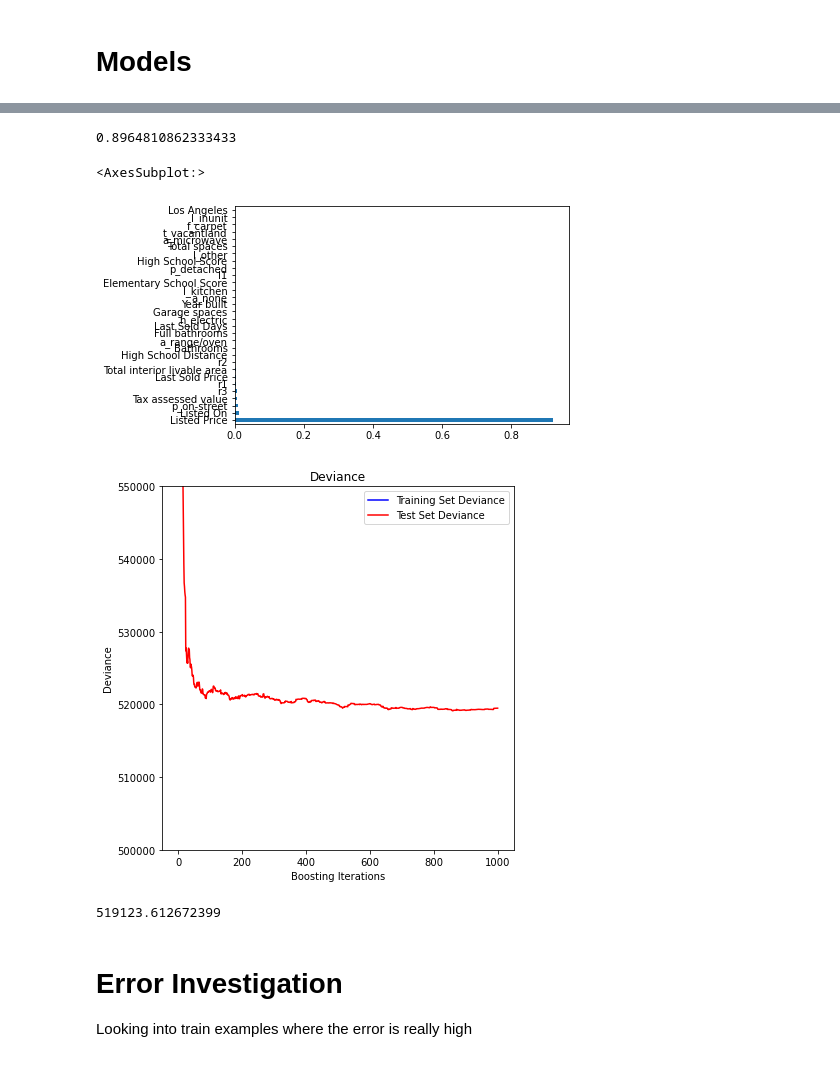
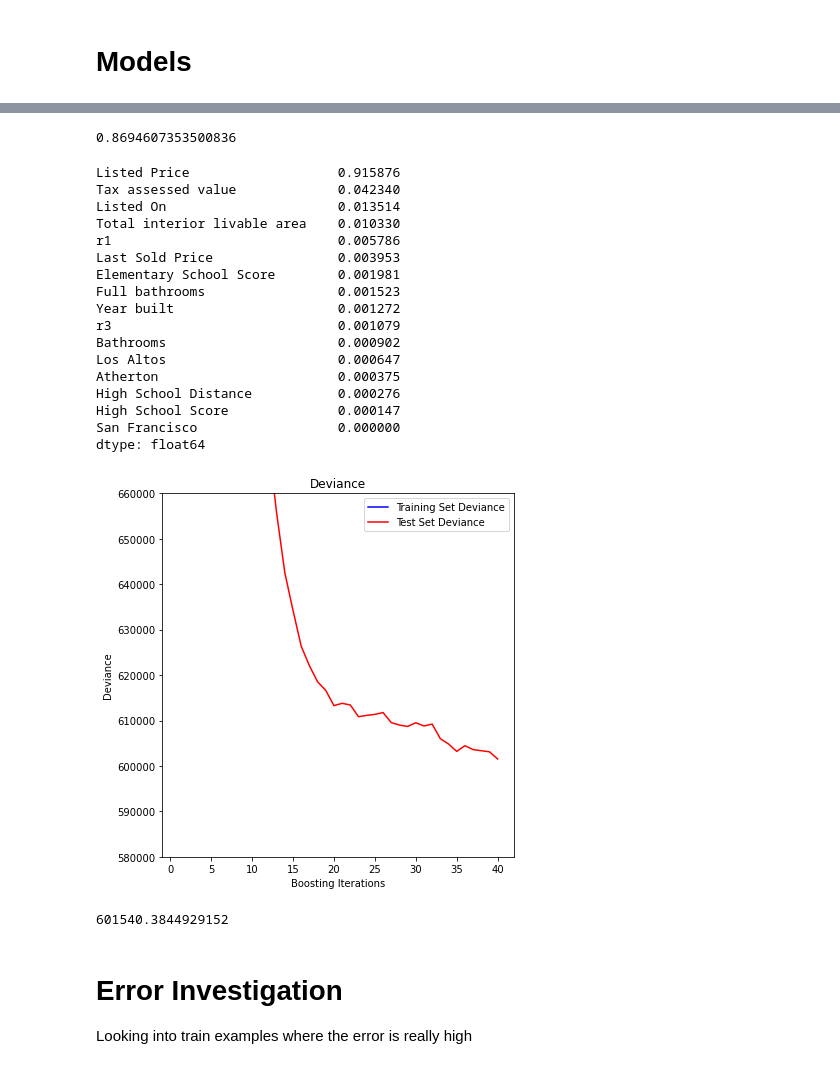
Before and after one commit to tom-farmer/Predictive-Analytics-Hackathon-2022, a Jupyter notebook: notebooks/modeling.ipynb, the cells around one changed output, grey strips where cells are left out. Drawn from its saved outputs; the diff is of its cells as text; code cells hidden in the pictures.

```diff
--- a/notebooks/modeling.ipynb
+++ b/notebooks/modeling.ipynb
@@ -664,13 +665,33 @@ X_train, X_test, y_train, y_test = train_test_split(X, y, test_size=0.33, random
 # %% [markdown]
 # Models
 # %%
-params = {"n_estimators":500,
+params = {"n_estimators":40,
           "learning_rate":0.15,
-          "max_depth":4,
+          "max_depth":3,
           "random_state":56,
           "subsample":1,
           'max_features':None, # None or sqrt
           "loss":'squared_error'}
+# %%
+# Only run this cell after the full model is run and you want to do a limited variable run
+pred_vars = ['r1',
+ 'Last Sold Price',
+ 'Elementary School Score',
+ 'High School Distance',
+ 'Listed Price',
+ 'Total interior livable area',
+ 'Full bathrooms',
+ 'Bathrooms',
+ 'Atherton',
+ 'Year built',
+ 'High School Score',
+ 'r3',
+ 'Los Altos',
+ 'Tax assessed value',
+ 'San Francisco',
+ 'Listed On']#list(feat_importances.nlargest(25).index)
+X_train = X_train[pred_vars]
+X_test = X_test[pred_vars]
 # %%
 model = GradientBoostingRegressor(verbose = 1).set_params(**params)
 # %%
@@ -699,41 +717,57 @@ GradientBoostingRegressor(learning_rate=0.15, max_depth=4, n_estimators=1000,
 model.score(X_test, y_test)
 
 # 0.8979036811661909
+# 0.8694607353500836
 # %% [output]
-0.8964810862333433
+0.8694607353500836
 # %%
 feat_importances = pd.Series(model.feature_importances_, index=model.feature_names_in_)
-feat_importances.nlargest(30).plot(kind='barh')
+feat_importances.nlargest(50)#.plot(kind='barh')
 # %% [output]
-<AxesSubplot:>
+Listed Price                   0.915876
+Tax assessed value             0.042340
+Listed On                      0.013514
+Total interior livable area    0.010330
+r1                             0.005786
+Last Sold Price                0.003953
+Elementary School Score        0.001981
+Full bathrooms                 0.001523
+Year built                     0.001272
+r3                             0.001079
+Bathrooms                      0.000902
+Los Altos                      0.000647
+Atherton                       0.000375
+High School Distance           0.000276
+High School Score              0.000147
+San Francisco                  0.000000
+dtype: float64
-[figure, removed]
 # %%
 test_score = np.zeros((params["n_estimators"],), dtype=np.float64)
 for i, y_pred in enumerate(model.staged_predict(X_test)):
     #test_score[i] = model.loss_(y_test, y_pred)   # This is just squared error
     test_score[i] = np.sqrt(((y_pred - y_test) ** 2).mean())  # this is RMSE
 
 fig = plt.figure(figsize=(6, 6))
 plt.subplot(1, 1, 1)
 plt.title("Deviance")
 plt.plot(
     np.arange(params["n_estimators"]) + 1, model.train_score_,
     "b-", label="Training Set Deviance",
 )
 plt.plot(np.arange(params["n_estimators"]) + 1, test_score, "r-", label="Test Set Deviance")
 plt.legend(loc="upper right")
 plt.xlabel("Boosting Iterations")
 plt.ylabel("Deviance")
 #plt.ylim(0.03, 0.06)
-plt.ylim(5e5, 5.5e5)
+plt.ylim(5.8e5, 6.6e5)
 fig.tight_layout()
 plt.show()
 print(np.min(test_score))
 
 # 515801.10557718197
 # %% [output]
-[figure, old version]
+[figure, new version]
-519123.612672399
+601540.3844929152
 # %% [markdown]
 # Error Investigation
 Looking into train examples where the error is really high
```
Also changed, not shown: parts of 18 cells of this notebook.
